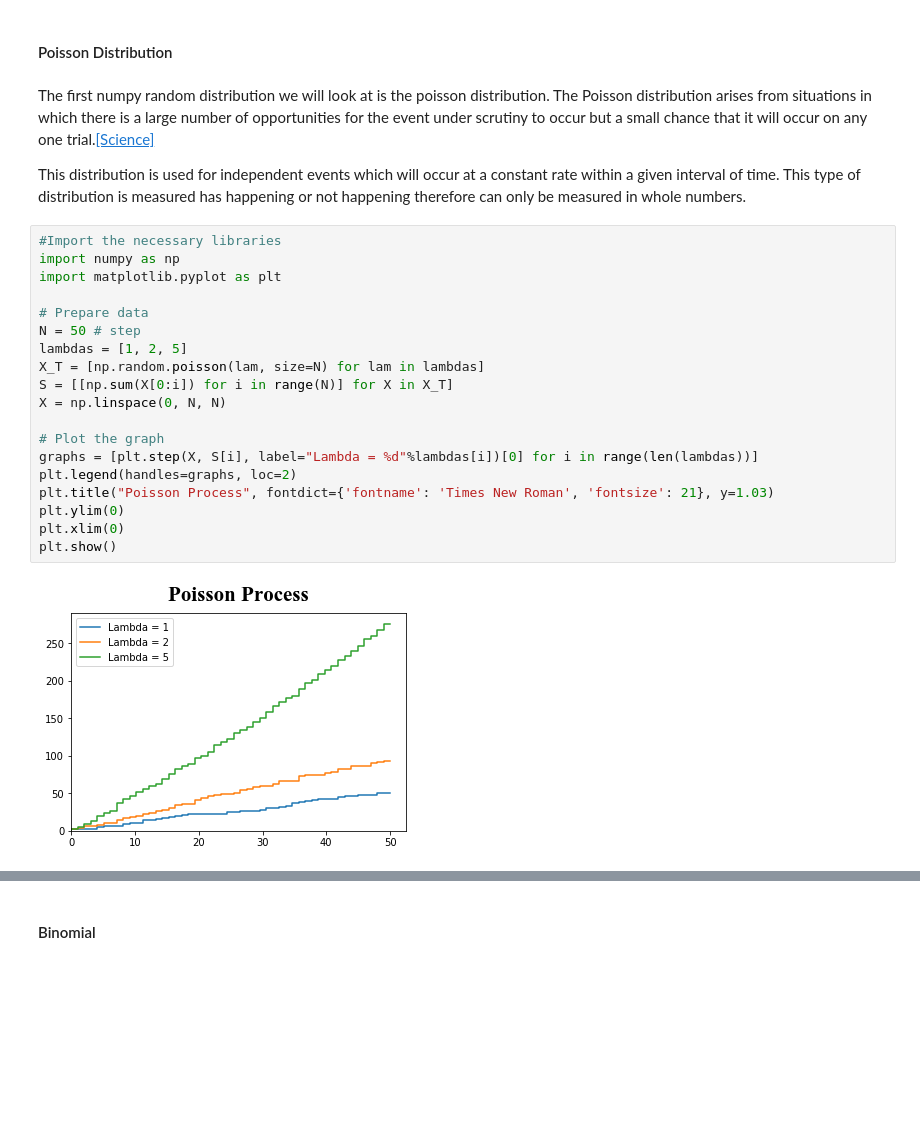
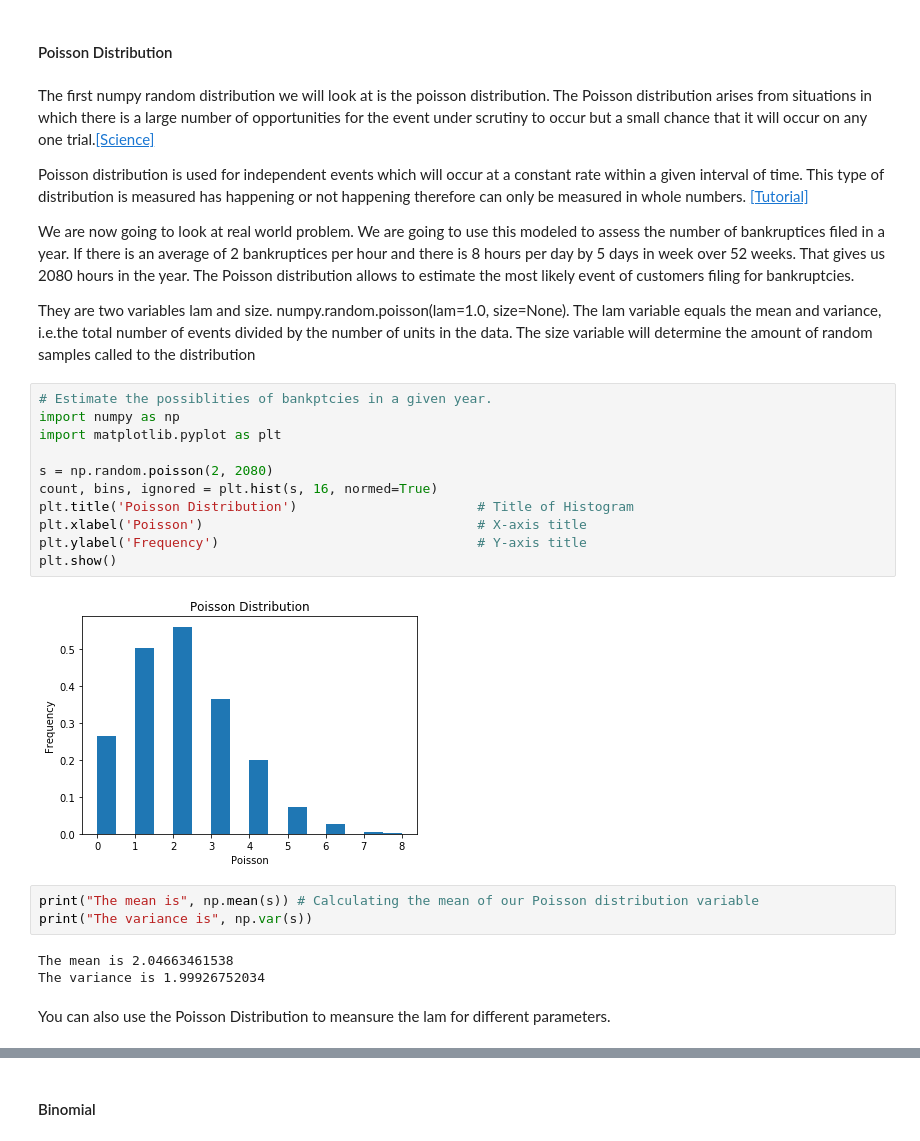
Before and after one commit to JohnADeady/Assignments-Programming-of-DA, a Jupyter notebook: Numpy.Random Package.ipynb, the cells around one changed output, grey strips where cells are left out. Saved outputs shown, nothing was run; the diff lists cells and outputs as text; blank space fills up the shorter version.

```diff
--- a/Numpy.Random Package.ipynb
+++ b/Numpy.Random Package.ipynb
@@ -188,25 +188,29 @@ We are going to look at the Poisson, Binomial Power, Uniform and Pareto.
 # %% [markdown]
 The first numpy random distribution we will look at is the poisson distribution. The Poisson distribution arises from situations in which there is a large number of opportunities for the event under scrutiny to occur but a small chance that it will occur on any one trial.[[Science]](https://www.sciencedirect.com/topics/biochemistry-genetics-and-molecular-biology/poisson-distribution)
 
-This distribution is used for independent events which will occur at a constant rate within a given interval of time. This type of distribution is measured has happening or not happening therefore can only be measured in whole numbers.
+Poisson distribution is used for independent events which will occur at a constant rate within a given interval of time. This type of distribution is measured has happening or not happening therefore can only be measured in whole numbers. [[Tutorial]](https://www.tutorialspoint.com/python/python_poisson_distribution.htm)
+
+We are now going to look at real world problem. We are going to use this modeled to assess the number of bankruptices filed in a year. If there is an average of 2 bankruptices per hour and there is 8 hours per day by 5 days in week over 52 weeks. That gives us 2080 hours in the year. The Poisson distribution allows to estimate the most likely event of customers filing for bankruptcies.
+
+They are two variables lam and size. numpy.random.poisson(lam=1.0, size=None). The lam variable equals the mean and variance, i.e.the total number of events divided by the number of units in the data. The size variable will determine the amount of random samples called to the distribution
-# %%
-#Import the necessary libraries
-import numpy as np
-import matplotlib.pyplot as plt
-
-# Prepare data
-N = 50 # step
-lambdas = [1, 2, 5]
-X_T = [np.random.poisson(lam, size=N) for lam in lambdas]
-S = [[np.sum(X[0:i]) for i in range(N)] for X in X_T]
-X = np.linspace(0, N, N)
-
-# Plot the graph
-graphs = [plt.step(X, S[i], label="Lambda = %d"%lambdas[i])[0] for i in range(len(lambdas))]
-plt.legend(handles=graphs, loc=2)
-plt.title("Poisson Process", fontdict={'fontname': 'Times New Roman', 'fontsize': 21}, y=1.03)
-plt.ylim(0)
-plt.xlim(0)
-plt.show()
-# %% [output]
-[figure, removed]
+# %%
+# Estimate the possiblities of bankptcies in a given year.
+import numpy as np
+import matplotlib.pyplot as plt
+
+s = np.random.poisson(2, 2080)
+count, bins, ignored = plt.hist(s, 16, normed=True)
+plt.title('Poisson Distribution')                       # Title of Histogram
+plt.xlabel('Poisson')                                   # X-axis title
+plt.ylabel('Frequency')                                 # Y-axis title
+plt.show()
+# %% [output]
+[figure, added]
+# %%
+print("The mean is", np.mean(s)) # Calculating the mean of our Poisson distribution variable
+print("The variance is", np.var(s))
+# %% [output]
+The mean is 2.04663461538
+The variance is 1.99926752034
+# %% [markdown]
+You can also use the Poisson Distribution to meansure the lam for different parameters.
```
Also changed, not shown: parts of 14 cells of this notebook.
